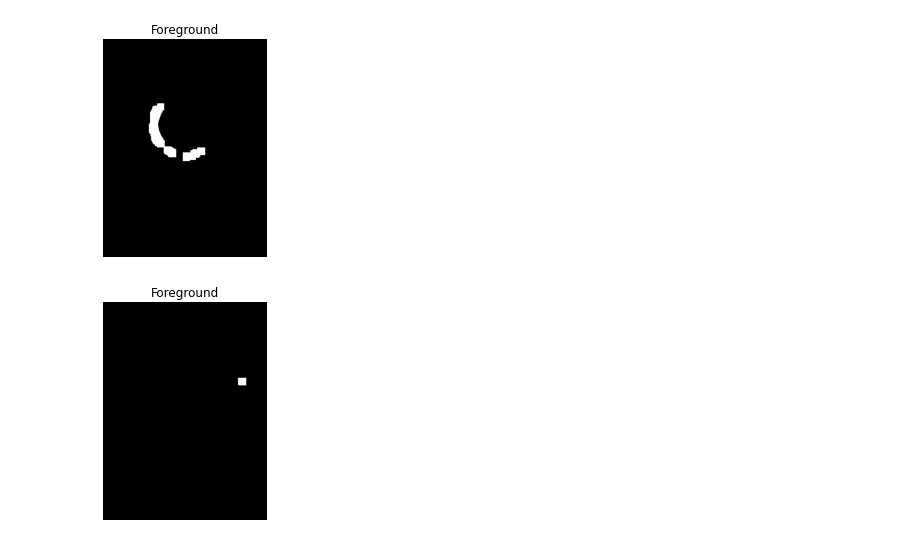
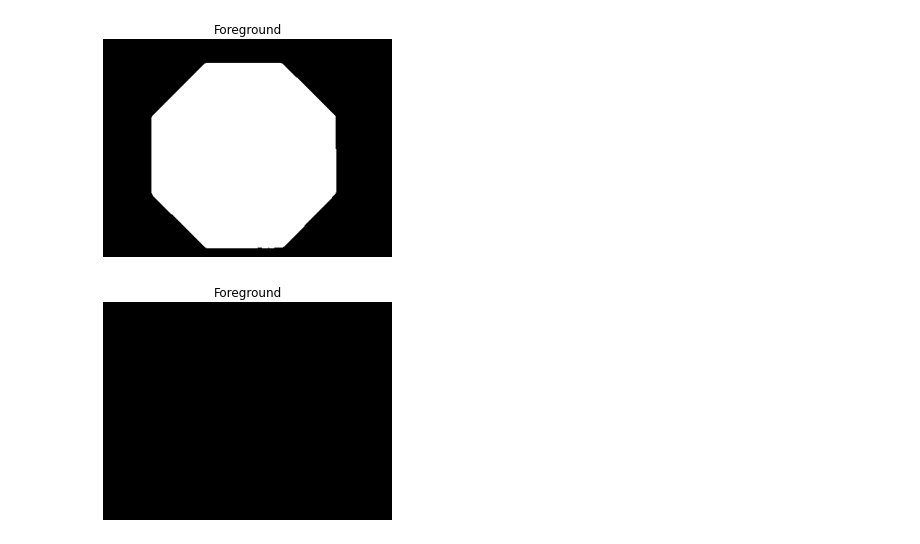
Before and after one commit to tomasfgon/FEUP-VC, a Jupyter notebook: src/main.ipynb, the cells around one changed output. Saved outputs shown, nothing was run; the diff lists cells and outputs as text; code cells hidden in the pictures.

Commit message:
Cleaner code, added floodfill

```diff
--- a/src/main.ipynb
+++ b/src/main.ipynb
@@ -6,7 +6,7 @@ import numpy as np
 
 dataDir = '../dataset/images'
 
-img = cv2.imread(os.path.join(dataDir, 'road494.png'))
+img = cv2.imread(os.path.join(dataDir, 'road58.png'))
 
 img_rgb = cv2.cvtColor(img, cv2.COLOR_BGR2RGB)
 
@@ -27,6 +27,16 @@ imgYUV[:, :, 0] = cv2.equalizeHist(imgYUV[:, :, 0])
 
 imgBetterLighting = cv2.cvtColor(imgYUV, cv2.COLOR_YUV2BGR)
 
+imgHSV = cv2.cvtColor(imgBetterLighting, cv2.COLOR_BGR2HSV)
+h, s, v = cv2.split(imgHSV)
+
+lim = 255 - 50
+v[v > lim] = 255
+v[v <= lim] += 50
+
+final_hsv = cv2.merge((h, s, v))
+imgBetterLighting = cv2.cvtColor(final_hsv, cv2.COLOR_HSV2BGR)
+
 # Smooth
 
 imgWithMedianFilter = cv2.medianBlur(imgBetterLighting, 5)
@@ -77,42 +86,62 @@ plt.show()
 # %%
 # Image Thresholding and Morphological Operations
 
 # Red
-imgGray_red = cv2.cvtColor(img_red, cv2.COLOR_RGB2GRAY)
-ret, thresh_red = cv2.threshold(imgGray_red, 0, 255, cv2.THRESH_BINARY + cv2.THRESH_OTSU)
 
 # Removing Noise
 kernel = np.ones((3, 3),np.uint8)
-opening = cv2.morphologyEx(thresh_red, cv2.MORPH_OPEN, kernel, iterations = 2)
+processed_red = cv2.morphologyEx(mask_red, cv2.MORPH_OPEN, kernel, iterations = 1)
+processed_red = cv2.morphologyEx(processed_red, cv2.MORPH_DILATE, kernel, iterations = 1)
 
-# Getting the background area
-processed_red = cv2.dilate(opening,kernel,iterations=5)
-processed_red = cv2.erode(processed_red,kernel,iterations=1)
+# Floodfill
+
+red_floodfill = processed_red.copy()
+
+h, w = processed_red.shape[:2]
+
+mask = np.zeros((h+2, w+2), np.uint8)
+
+cv2.floodFill(red_floodfill, mask, (0,0), 255)
+
+red_floodfill_inv = cv2.bitwise_not(red_floodfill)
+
+filled_red = processed_red | red_floodfill_inv
 
 # Blue
-imgGray_blue = cv2.cvtColor(img_blue, cv2.COLOR_RGB2GRAY)
-ret, thresh_blue = cv2.threshold(imgGray_blue, 0, 255, cv2.THRESH_BINARY + cv2.THRESH_OTSU)
 
 # Removing Noise
-kernel = np.ones((5, 5),np.uint8)
-opening = cv2.morphologyEx(thresh_blue, cv2.MORPH_OPEN, kernel, iterations = 2)
-
-# Getting the background area
-processed_blue = cv2.erode(opening,kernel,iterations=1)
-processed_blue = cv2.dilate(opening,kernel,iterations=1)
+kernel = np.ones((3, 3),np.uint8)
+processed_blue = cv2.morphologyEx(mask_blue, cv2.MORPH_OPEN, kernel, iterations = 1)
+processed_blue = cv2.morphologyEx(processed_blue, cv2.MORPH_DILATE, kernel, iterations = 1)
 
 
-plt.imshow(processed_red, cmap='gray')
+# Floodfill
+
+blue_floodfill = processed_blue.copy()
+
+h, w = processed_blue.shape[:2]
+
+mask = np.zeros((h+2, w+2), np.uint8)
+
+cv2.floodFill(blue_floodfill, mask, (0,0), 255)
+
+blue_floodfill_inv = cv2.bitwise_not(blue_floodfill)
+
+filled_blue = processed_blue | blue_floodfill_inv
+
+
+
+plt.imshow(filled_red, cmap='gray')
 plt.title('Foreground')
 plt.axis('off')
 plt.show()
-plt.imshow(processed_blue, cmap='gray')
+plt.imshow(filled_blue, cmap='gray')
 plt.title('Foreground')
 plt.axis('off')
 plt.show()
 # %% [output]
-[figure, old version]
+[figure, new version]
-[figure, old version]
+[figure, new version]
 # %%
 # Shape Recognition
 
```
Also changed, not shown: parts of 5 cells of this notebook.
